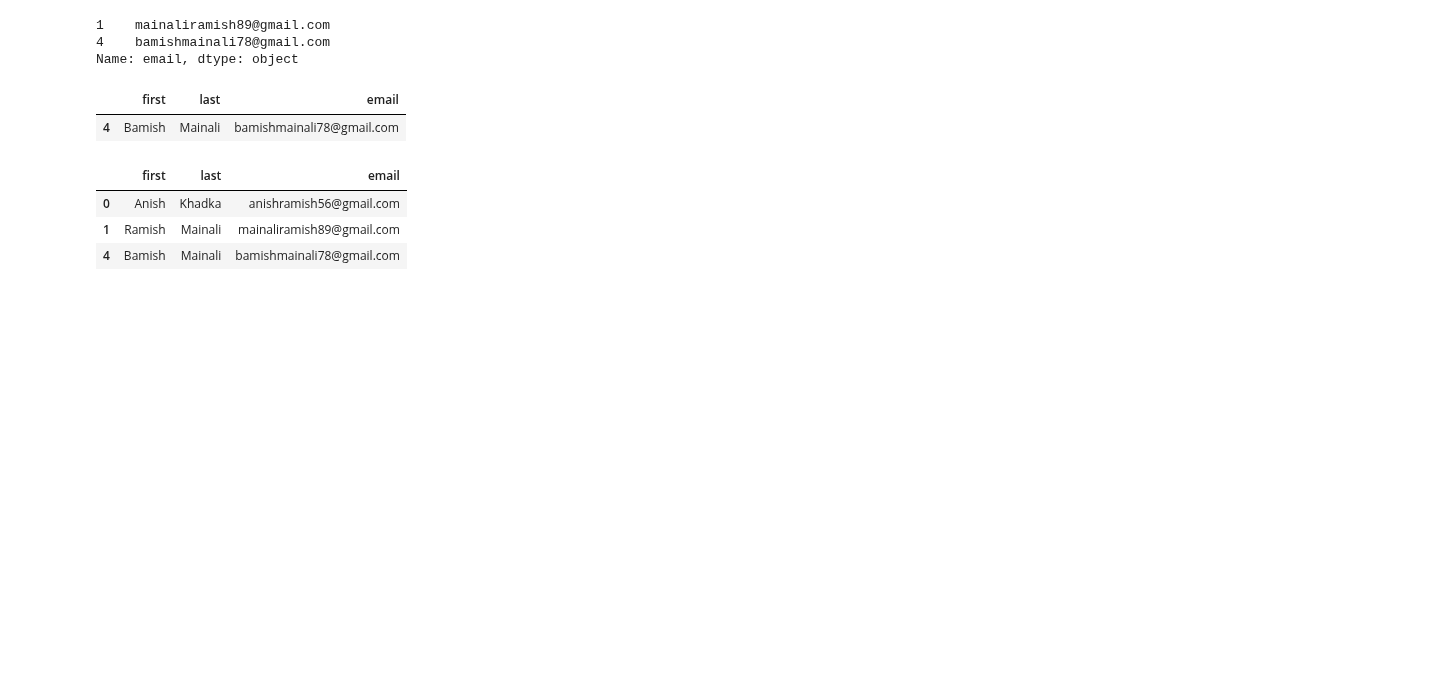
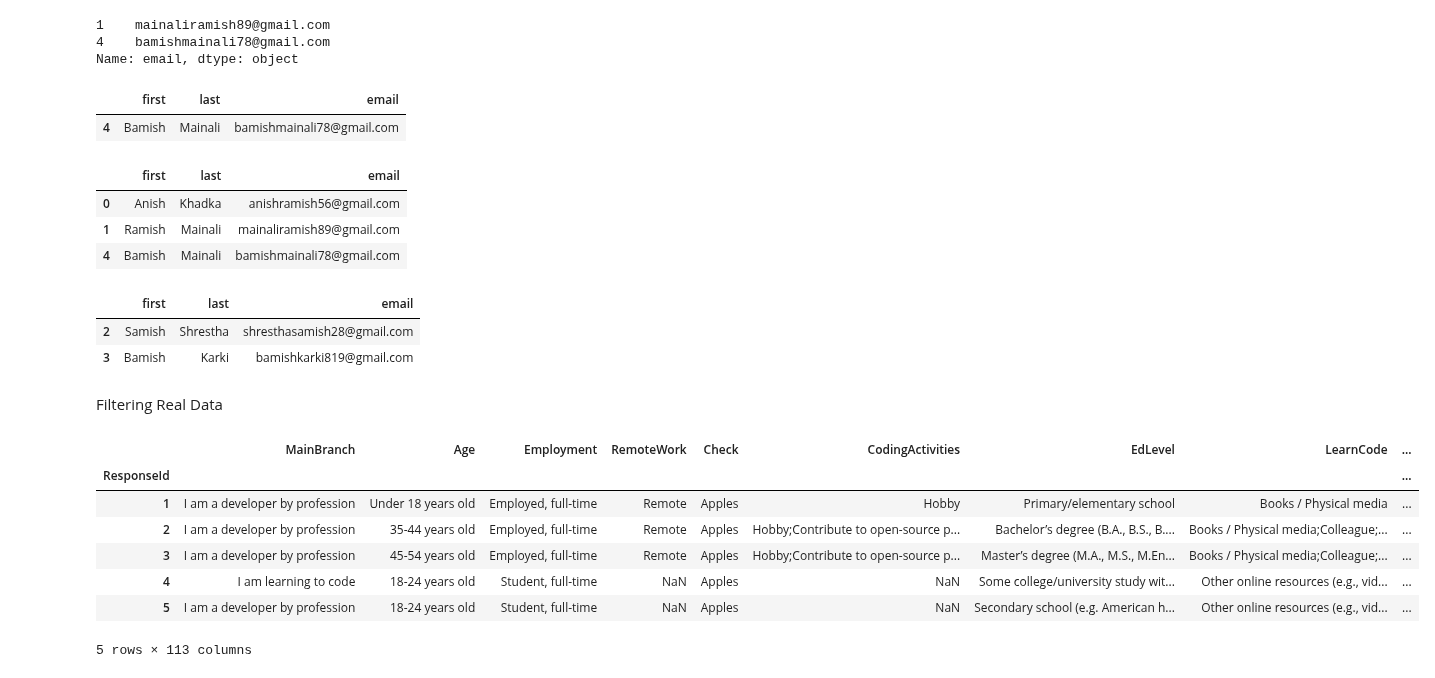
Before and after one commit to Sansub471/DataVisualization, a Jupyter notebook: pandas_classes/pandas_four.ipynb, the cells around one changed output. Saved outputs shown, nothing was run; the diff lists cells and outputs as text; code cells hidden in the pictures; blank space fills up the shorter version.

Commit message:
Filtering from multiple columns.

```diff
--- a/pandas_classes/pandas_four.ipynb
+++ b/pandas_classes/pandas_four.ipynb
@@ -69,7 +69,29 @@ mydf.loc[fil3]
 | 0 | Anish | Khadka | anishramish56@gmail.com |
 | 1 | Ramish | Mainali | mainaliramish89@gmail.com |
 | 4 | Bamish | Mainali | bamishmainali78@gmail.com |
+# %%
+# Inverting a filer, ~
+mydf.loc[~fil3]
+# %% [output]
+|  | first | last | email |
+| 2 | Samish | Shrestha | shresthasamish28@gmail.com |
+| 3 | Bamish | Karki | bamishkarki819@gmail.com |
+# %% [markdown]
+Filtering Real Data
 # %%
 # Filtering on real data
 df = pd.read_csv('Data/stack-overflow-developer-survey-2024/survey_results_public.csv', index_col='ResponseId')
 schema_df = pd.read_csv('Data/stack-overflow-developer-survey-2024/survey_results_schema.csv', index_col='qname')
+# %%
+pd.set_option('display.max_columns', 85)
+pd.set_option('display.max_rows', 85)
+df.head()
+# %% [output]
+|  | MainBranch | Age | Employment | RemoteWork | Check | CodingActivities | EdLevel | LearnCode | ... |
+| ResponseId |  |  |  |  |  |  |  |  | ... |
+| 1 | I am a developer by profession | Under 18 years old | Employed, full-time | Remote | Apples | Hobby | Primary/elementary school | Books / Physical media | ... |
+| 2 | I am a developer by profession | 35-44 years old | Employed, full-time | Remote | Apples | Hobby;Contribute to open-source p... | Bachelor’s degree (B.A., B.S., B.... | Books / Physical media;Colleague;... | ... |
+| 3 | I am a developer by profession | 45-54 years old | Employed, full-time | Remote | Apples | Hobby;Contribute to open-source p... | Master’s degree (M.A., M.S., M.En... | Books / Physical media;Colleague;... | ... |
+| 4 | I am learning to code | 18-24 years old | Student, full-time | NaN | Apples | NaN | Some college/university study wit... | Other online resources (e.g., vid... | ... |
+| 5 | I am a developer by profession | 18-24 years old | Student, full-time | NaN | Apples | NaN | Secondary school (e.g. American h... | Other online resources (e.g., vid... | ... |
+5 rows × 113 columns
```
Also changed, not shown: parts of 3 cells of this notebook.
